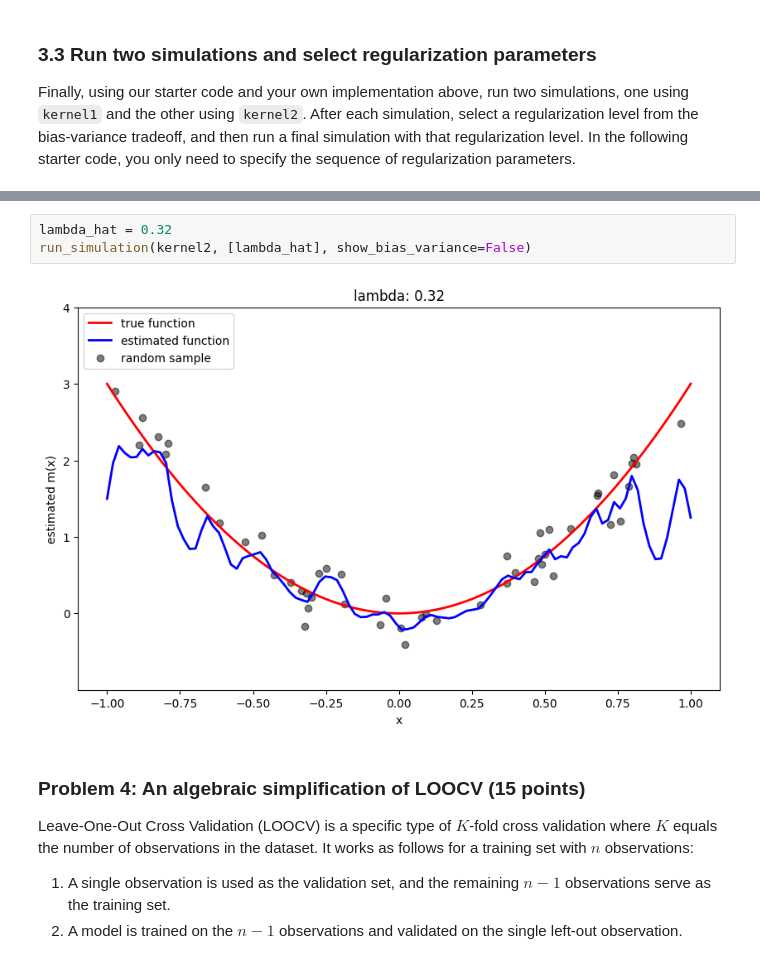
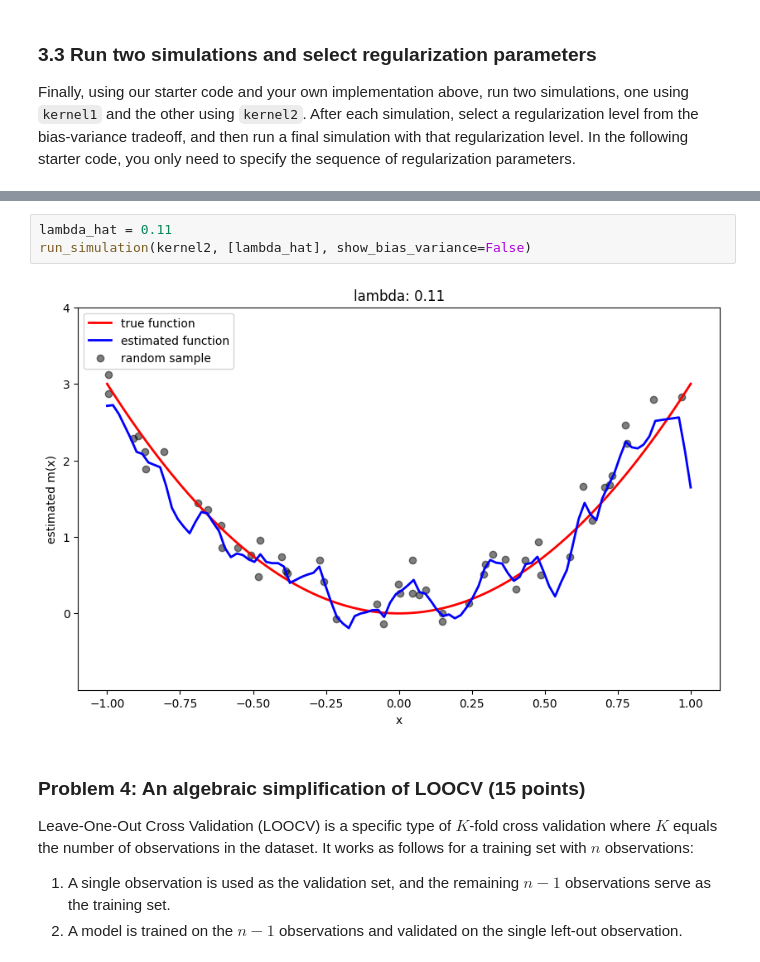
Before and after one commit to Swaha294/Swaha294, a Jupyter notebook: assignments/assn1/assn1.ipynb, the cells around one changed output, grey strips where cells are left out. Drawn from its saved outputs; the diff is of its cells as text.

```diff
--- a/assignments/assn1/assn1.ipynb
+++ b/assignments/assn1/assn1.ipynb
@@ -797,8 +797,8 @@ run_simulation(kernel1, [lambda_hat], show_bias_variance=False)
 # %%
-lambda_hat = 0.32
+lambda_hat = 0.11
 run_simulation(kernel2, [lambda_hat], show_bias_variance=False)
 # %% [output]
-[figure, old version]
+[figure, new version]
 # %% [markdown]
 ### Problem 4: An algebraic simplification of LOOCV (15 points)
 
```
Also changed, not shown: parts of 2 cells of this notebook.
